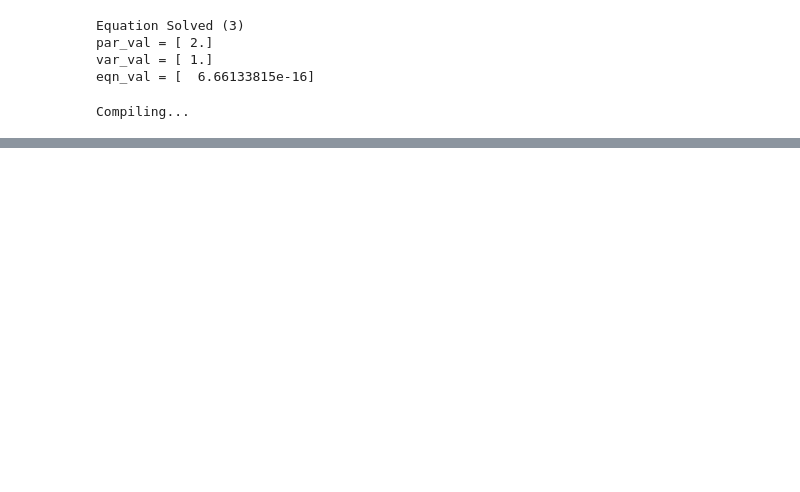
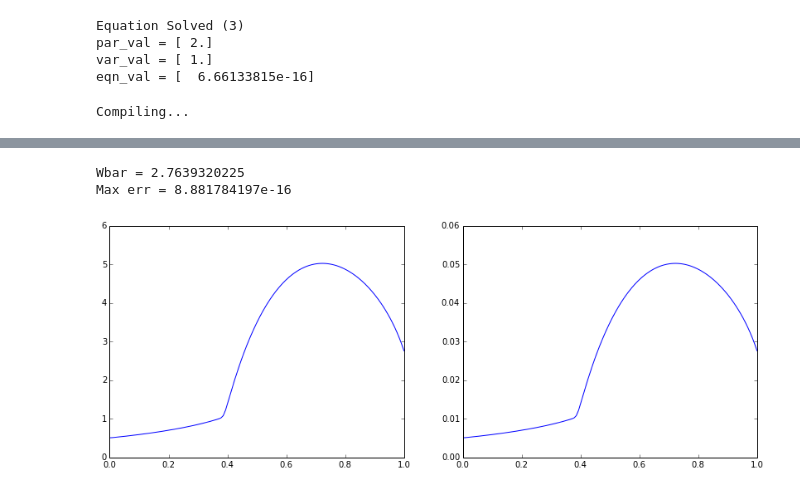
Before and after one commit to iamlemec/meteo, a Jupyter notebook: Meteo.ipynb, the cells around one changed output, grey strips where cells are left out. Drawn from its saved outputs; the diff is of its cells as text; code cells hidden in the pictures; blank space fills up the shorter version.

```diff
--- a/Meteo.ipynb
+++ b/Meteo.ipynb
@@ -66,0 +86,31 @@ ax2.plot(grid,np.log(np.abs((x_fin-x_theor)/x_theor)));
+# %%
+pi = mod_de3.con_dict['pi']
+r = mod_de3.con_dict['r']
+gamma = mod_de3.con_dict['gamma']
+c = mod_de3.con_dict['c']
+qgrid = mod_de3.arg_info['q']['grid']
+
+((Wbar,),info,ier,msg) = opt.fsolve(lambda W: r*W-pi-(gamma-1)*c*(W/(gamma*c))**(gamma/(gamma-1)),2.0,full_output=True)
+Wgrid = Wbar*qgrid
+Wpgrid = Wbar*np.ones_like(qgrid)
+xgrid = (Wbar/(gamma*c))**(1/(gamma-1))*np.ones_like(qgrid)
+
+(t_path,par_path,var_path) = mod_de3.homotopy_bde({"tau":0.0,"g":0.0},{"tau":0.15,"g":0.01},
+                                                  {"Wbar":Wbar,"W":[Wgrid,Wpgrid],"x":xgrid},
+                                                  solve=False,output=False,delt=0.1,max_step=1000,max_newton=10)
+
+parf_dict = mod_de3.array_to_dict(par_path[-1],mod_de3.par_info,mod_de3.par_sizes)
+varf_dict = mod_de3.array_to_dict(var_path[-1],mod_de3.var_info,mod_de3.var_sizes)
+# %%
+print 'Wbar = {}'.format(Wbar)
+print 'Max err = {}'.format(np.max(np.abs(mod_de3.eval_system(parf_dict,varf_dict))))
+grid = mod_de3.arg_info['q']['grid']
+(W_fin,dW_fin) = varf_dict['W']
+x_fin = varf_dict['x']
+(fig,(ax1,ax2)) = subplots(1,2,figsize=(14,5))
+ax1.plot(grid,dW_fin);
+ax2.plot(grid,x_fin);
+# %% [output]
+Wbar = 2.7639320225
+Max err = 8.881784197e-16
+[figure, added]
```
Also changed, not shown: parts of 9 cells of this notebook, 5 other files.
